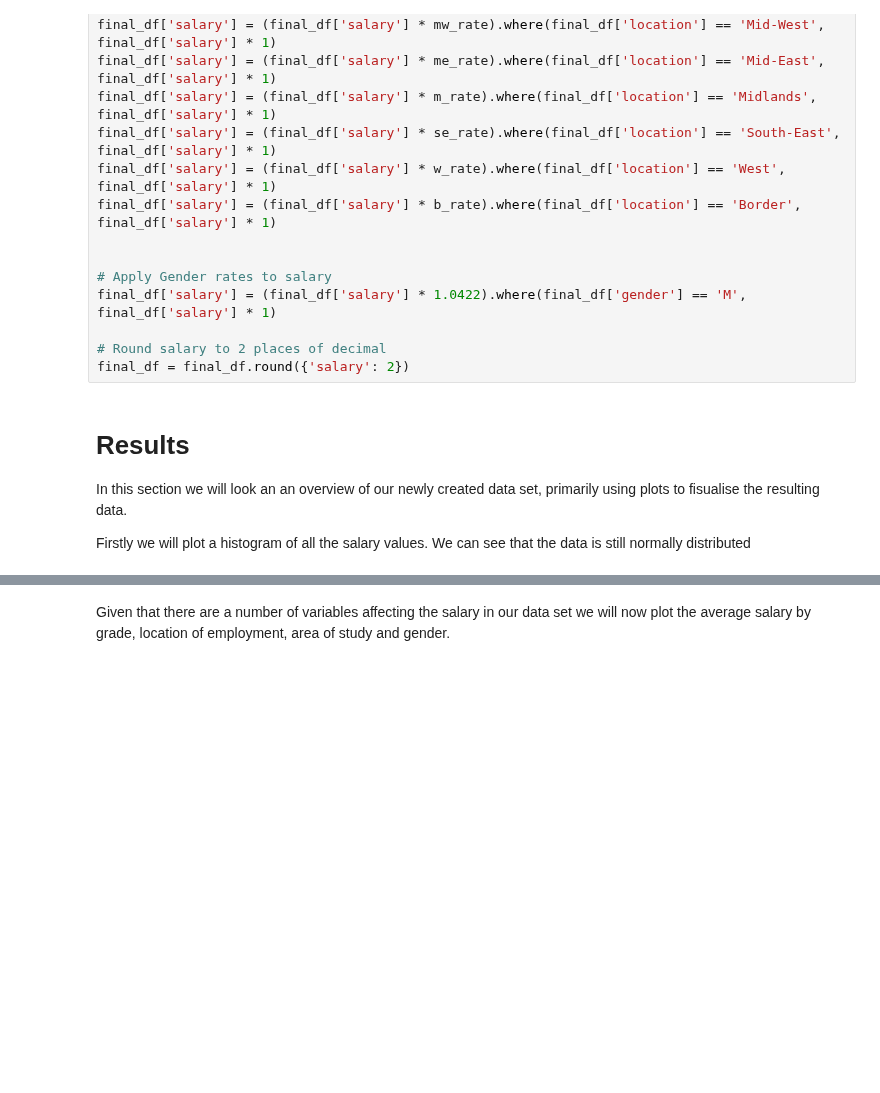
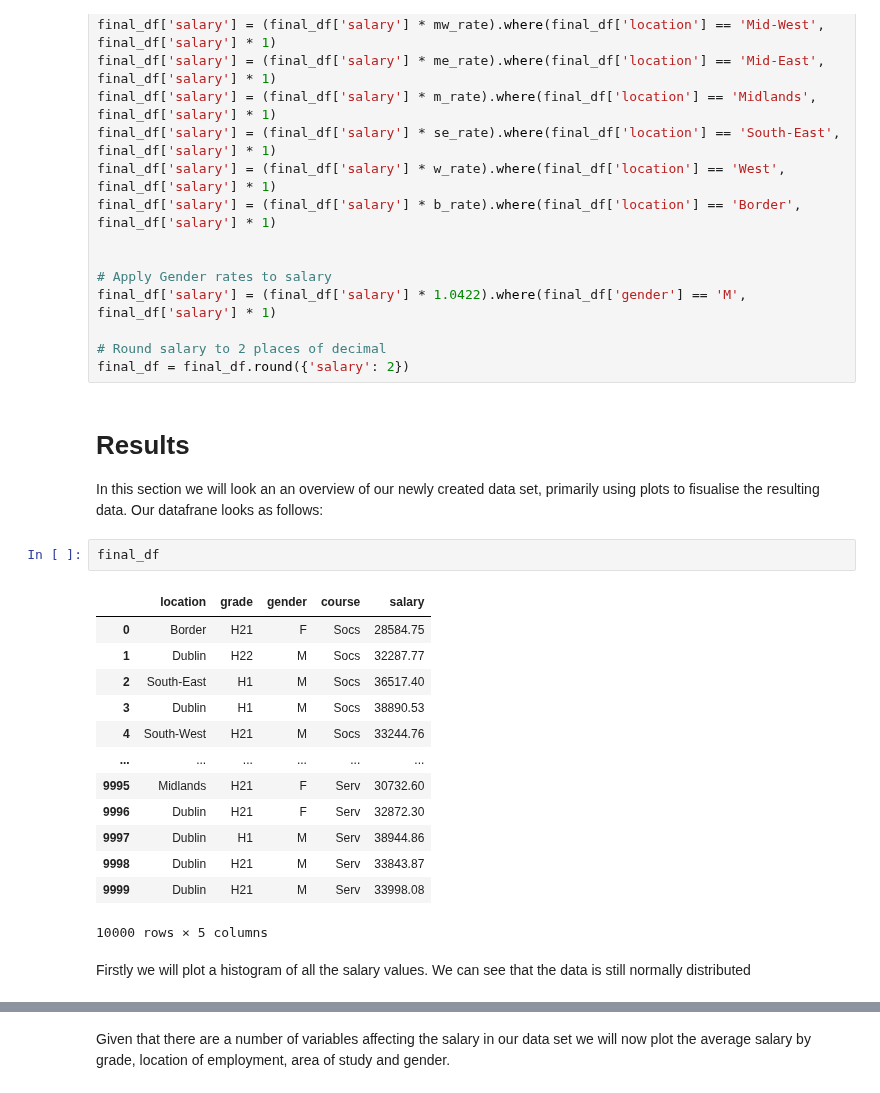
Before and after one commit to PeeBs68/prog_da_project1, a Jupyter notebook: project1.ipynb, the cells around one changed output, grey strips where cells are left out. Cells and saved outputs as stored; diff of their text form; blank space fills up the shorter version.

```diff
--- a/project1.ipynb
+++ b/project1.ipynb
@@ -281,9 +282,25 @@ final_df = final_df.round({'salary': 2})
 # %% [markdown]
 # Results
 
-In this section we will look an an overview of our newly created data set, primarily using plots to fisualise the resulting data.
-
-Firstly we will plot a histogram of all the salary values. We can see that the data is still normally distributed
+In this section we will look an an overview of our newly created data set, primarily using plots to fisualise the resulting data. Our datafrane looks as follows:
+# %%
+final_df
+# %% [output]
+|  | location | grade | gender | course | salary |
+| 0 | Border | H21 | F | Socs | 28584.75 |
+| 1 | Dublin | H22 | M | Socs | 32287.77 |
+| 2 | South-East | H1 | M | Socs | 36517.40 |
+| 3 | Dublin | H1 | M | Socs | 38890.53 |
+| 4 | South-West | H21 | M | Socs | 33244.76 |
+| ... | ... | ... | ... | ... | ... |
+| 9995 | Midlands | H21 | F | Serv | 30732.60 |
+| 9996 | Dublin | H21 | F | Serv | 32872.30 |
+| 9997 | Dublin | H1 | M | Serv | 38944.86 |
+| 9998 | Dublin | H21 | M | Serv | 33843.87 |
+| 9999 | Dublin | H21 | M | Serv | 33998.08 |
+10000 rows × 5 columns
+# %% [markdown]
+Firstly we will plot a histogram of all the salary values. We can see that the data is still normally distributed
 # %%
 # Plot a histogram of average salary
 
```
Also changed, not shown: parts of 17 cells of this notebook.
